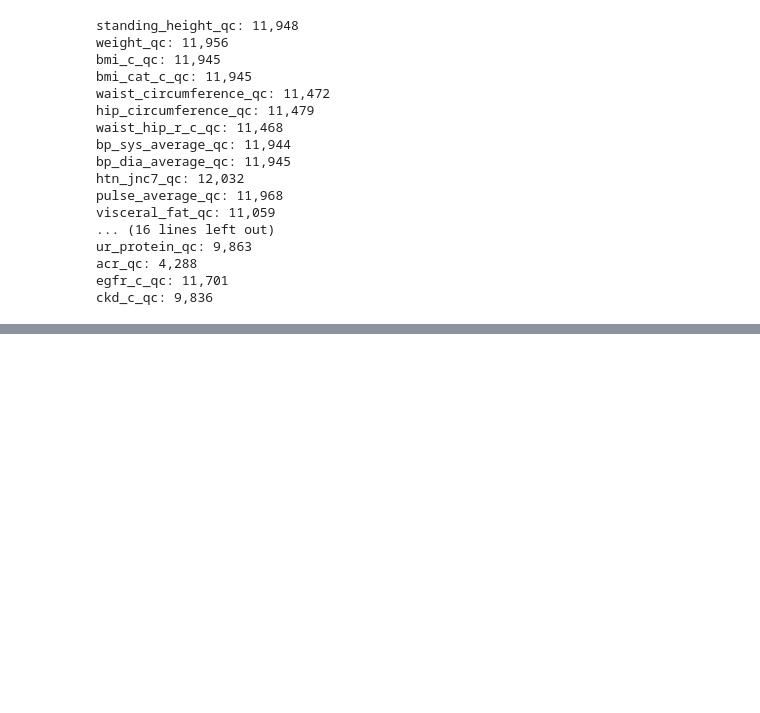
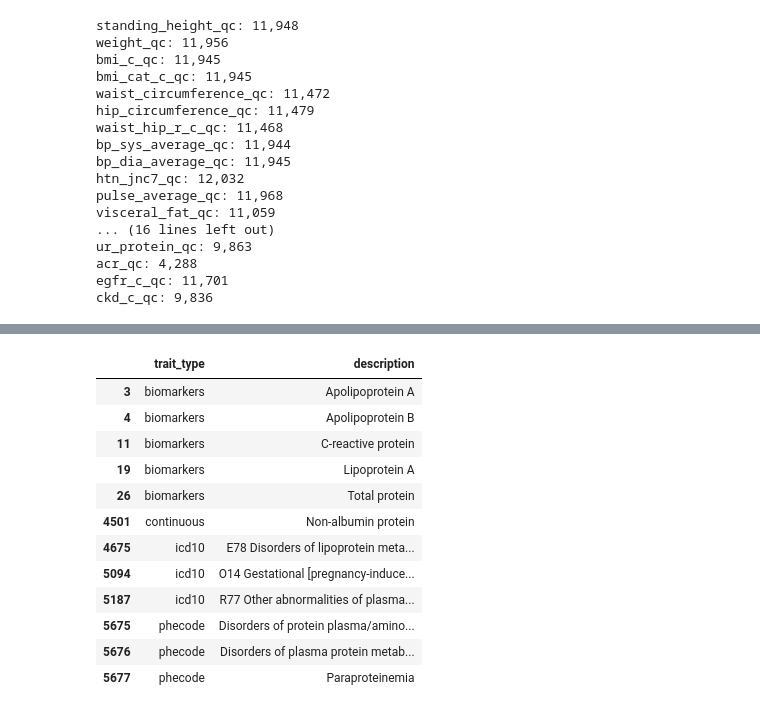
Before and after one commit to yli091230/AWIGEN_TRs, a Jupyter notebook: notebooks/Phenotypes_check/list_of_all_phenotypes.ipynb, the cells around one changed output, grey strips where cells are left out. Cells and saved outputs as stored; diff of their text form; code cells hidden in the pictures; blank space fills up the shorter version.

```diff
--- a/notebooks/Phenotypes_check/list_of_all_phenotypes.ipynb
+++ b/notebooks/Phenotypes_check/list_of_all_phenotypes.ipynb
@@ -55,0 +86,16 @@ len(trait_list)
+# %%
+ukb_df[["trait_type","description"]][ukb_df["description"].str.contains("protein")==True]
+# %% [output]
+|  | trait_type | description |
+| 3 | biomarkers | Apolipoprotein A |
+| 4 | biomarkers | Apolipoprotein B |
+| 11 | biomarkers | C-reactive protein |
+| 19 | biomarkers | Lipoprotein A |
+| 26 | biomarkers | Total protein |
+| 4501 | continuous | Non-albumin protein |
+| 4675 | icd10 | E78 Disorders of lipoprotein meta... |
+| 5094 | icd10 | O14 Gestational [pregnancy-induce... |
+| 5187 | icd10 | R77 Other abnormalities of plasma... |
+| 5675 | phecode | Disorders of protein plasma/amino... |
+| 5676 | phecode | Disorders of plasma protein metab... |
+| 5677 | phecode | Paraproteinemia |
```
Also changed, not shown: parts of 14 cells of this notebook, 5 other files.
